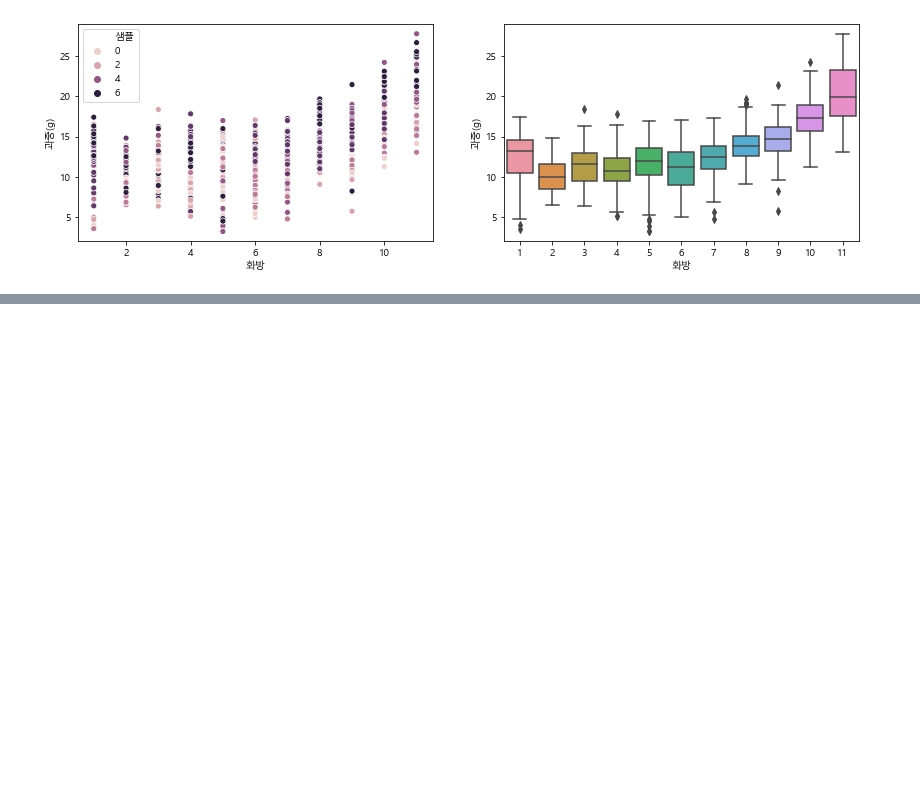
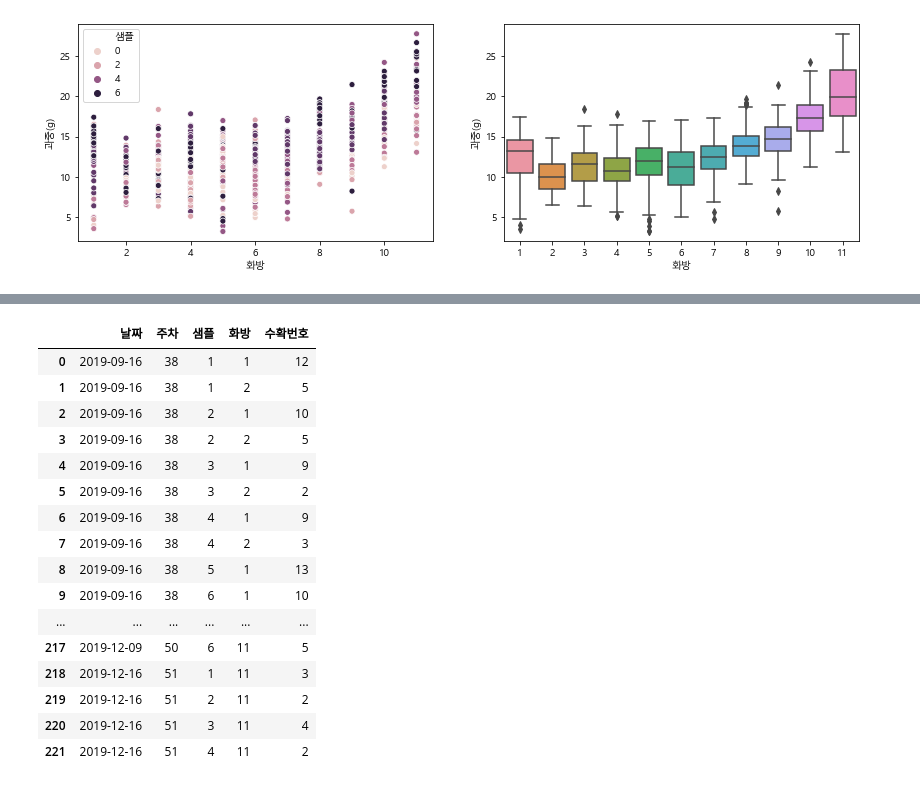
Before and after one commit to meucham11/nong_intern, a Jupyter notebook: 방울토마토/1920/아리울.ipynb, the cells around one changed output, grey strips where cells are left out. Saved outputs shown, nothing was run; the diff lists cells and outputs as text; code cells hidden in the pictures; blank space fills up the shorter version.

```diff
--- a/방울토마토/1920/아리울.ipynb
+++ b/방울토마토/1920/아리울.ipynb
@@ -1063,3 +988,5 @@ sns.boxplot(data=harvest_weight, x = '화방',y='과중(g)',ax=ax2)
 # %% [output]
 <matplotlib.axes._subplots.AxesSubplot at 0x...>
 [figure]
+# %%
+harvest_filter=harvest_data1[['날짜','주차','샘플','화방','수확번호','과중(g)']]
@@ -1065,0 +1002,20 @@ sns.boxplot(data=harvest_weight, x = '화방',y='과중(g)',ax=ax2)
+# %%
+harvest_filter.pivot_table(index=['날짜','주차','샘플','화방'],values='수확번호',aggfunc='count').reset_index()
+# %% [output]
+|  | 날짜 | 주차 | 샘플 | 화방 | 수확번호 |
+| 0 | 2019-09-16 | 38 | 1 | 1 | 12 |
+| 1 | 2019-09-16 | 38 | 1 | 2 | 5 |
+| 2 | 2019-09-16 | 38 | 2 | 1 | 10 |
+| 3 | 2019-09-16 | 38 | 2 | 2 | 5 |
+| 4 | 2019-09-16 | 38 | 3 | 1 | 9 |
+| 5 | 2019-09-16 | 38 | 3 | 2 | 2 |
+| 6 | 2019-09-16 | 38 | 4 | 1 | 9 |
+| 7 | 2019-09-16 | 38 | 4 | 2 | 3 |
+| 8 | 2019-09-16 | 38 | 5 | 1 | 13 |
+| 9 | 2019-09-16 | 38 | 6 | 1 | 10 |
+| ... | ... | ... | ... | ... | ... |
+| 217 | 2019-12-09 | 50 | 6 | 11 | 5 |
+| 218 | 2019-12-16 | 51 | 1 | 11 | 3 |
+| 219 | 2019-12-16 | 51 | 2 | 11 | 2 |
+| 220 | 2019-12-16 | 51 | 3 | 11 | 4 |
+| 221 | 2019-12-16 | 51 | 4 | 11 | 2 |
```
Also changed, not shown: parts of 17 cells of this notebook.
